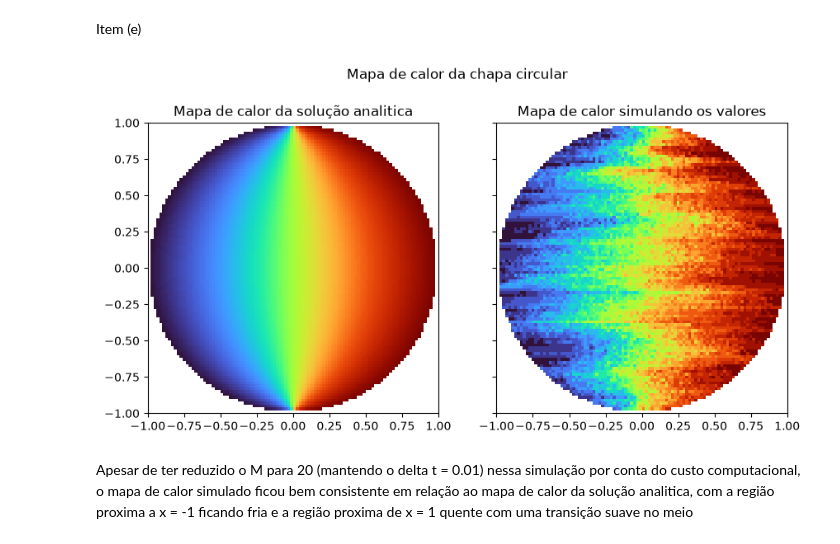
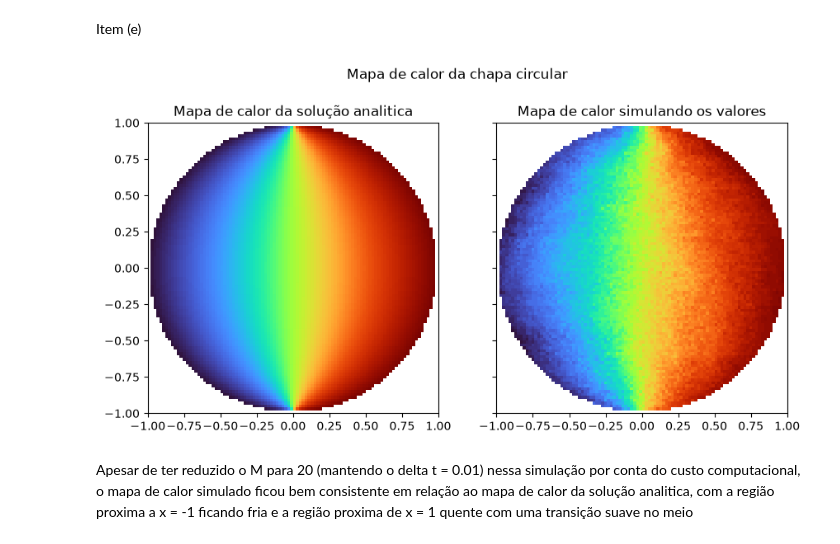
Before and after one commit to SilverPhone784/Trabalho-de-Programacao-Estatistica, a Jupyter notebook: Questao_2.ipynb, the cells around one changed output. Cells and saved outputs as stored; diff of their text form; code cells hidden in the pictures.

```diff
--- a/Questao_2.ipynb
+++ b/Questao_2.ipynb
@@ -192,39 +192,40 @@ Matriz_simulada = np.zeros_like(X) # Matriz de zeros na mesma dimensão de X par
 
 seed = 0
 for i in range(dimensao):
+    seed += 1
     for j in range(dimensao):
         x_i = X[i, j]
         y_i = Y[i, j]
 
         if(x_i**2 + y_i**2 < 1):
             Matriz_analitica[i, j] = 1/2 + 1/np.pi * np.arctan((2*x_i/(1 - (x_i**2 + y_i**2)))) # Aplicando a formula substituindo o r cos(o) por x e o r² por x² + y²
-            Matriz_simulada[i, j] = simulacao(x_i, y_i, 20, seed)[0]
+            Matriz_simulada[i, j] = simulacao(x_i, y_i, 100, seed)[0]
             seed += 1
         else:
             Matriz_analitica[i, j] = None # Tornando vazio os pontos fora da região da chapa
             Matriz_simulada[i, j] = None
 
 
 
 fig, ax = plt.subplots(1, 2, figsize=(10, 5), sharex=True, sharey=True)
 
 ax[0].imshow(
     Matriz_analitica,
     cmap="turbo", # Paleta de cor
     extent=[-1, 1, -1, 1] # Escala
 )
 ax[0].set_title("Mapa de calor da solução analitica")
 
 ax[1].imshow(
     Matriz_simulada,
     cmap="turbo", # Paleta de cor
     extent=[-1, 1, -1, 1] # Escala
 )
 ax[1].set_title("Mapa de calor simulando os valores")
 
 plt.suptitle('Mapa de calor da chapa circular')
 plt.show()
 # %% [output]
-[figure, old version]
+[figure, new version]
 # %% [markdown]
 Apesar de ter reduzido o M para 20 (mantendo o delta t = 0.01) nessa simulação por conta do custo computacional, o mapa de calor simulado ficou bem consistente em relação ao mapa de calor da solução analitica, com a região proxima a x = -1 ficando fria e a região proxima de x = 1 quente com uma transição suave no meio
```
Also changed, not shown: parts of 4 cells of this notebook.
